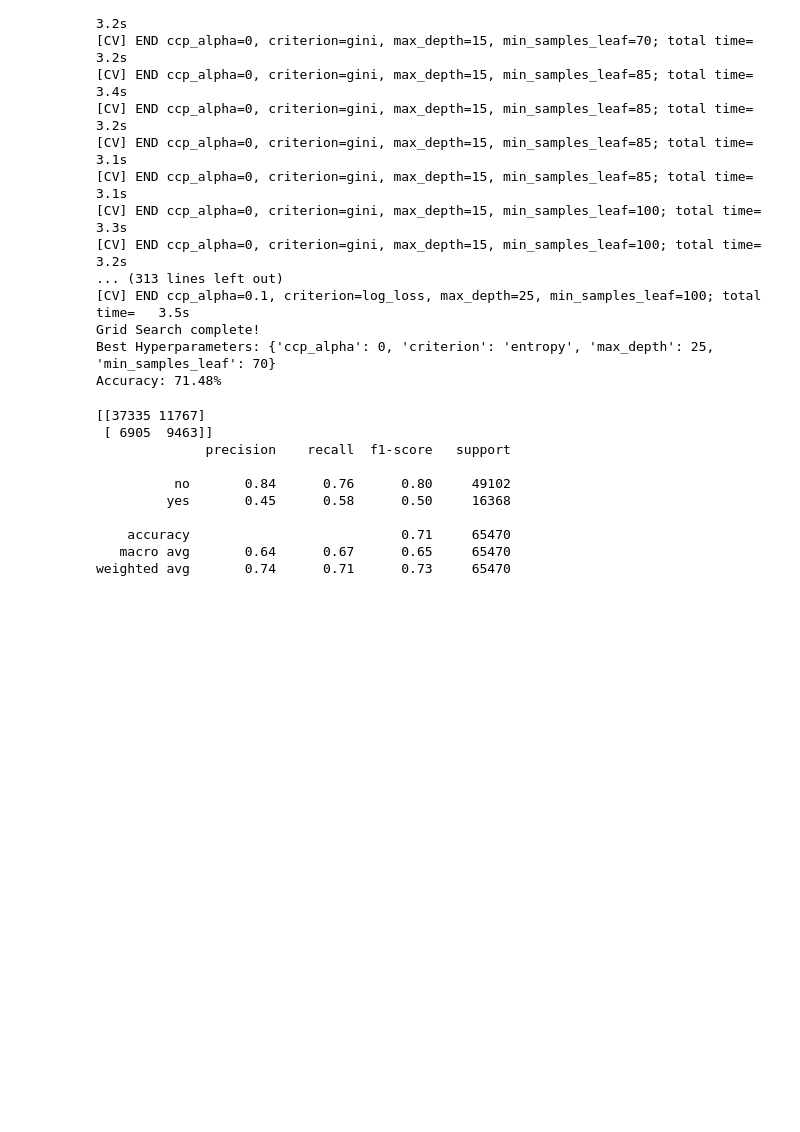
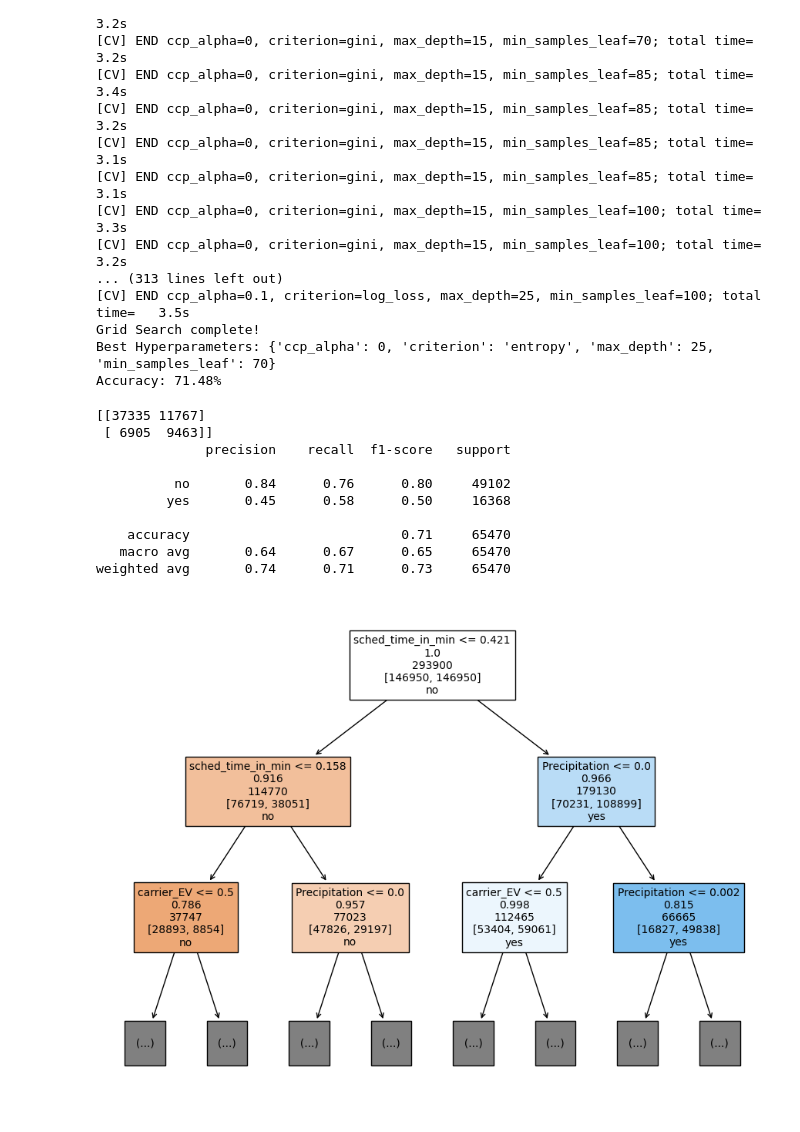
Before and after one commit to hughman98/Determining-Causes-of-Flight-Delays-CSC-522, a Jupyter notebook: code/DecisionTree.ipynb, the cells around one changed output. Drawn from its saved outputs; the diff is of its cells as text; code cells hidden in the pictures; blank space fills up the shorter version.

Commit message:
Re-added tree figure

```diff
--- a/code/DecisionTree.ipynb
+++ b/code/DecisionTree.ipynb
@@ -166,12 +166,14 @@ weighted avg       0.74      0.71      0.73     65470
 # %%
 from sklearn import tree
 
-# fig = plt.figure()
-# _ = tree.plot_tree(tuned_tree,
-#                    feature_names=X_train_encoded.columns.values,
-#                    class_names=y_train.unique(),
-#                    filled=True)
-# fig.savefig("decistion_tree.pdf")
+fig = plt.figure(figsize = (11, 8.5))
+_ = tree.plot_tree(tuned_tree,
+                   feature_names=X_train_encoded.columns.values,
+                   class_names=y_train.unique(),
+                   filled=True, max_depth=2, fontsize=10, label='none')
+fig.savefig("decistion_tree.pdf")
+# %% [output]
+[figure, added]
 # %%
 # Post Pruning
 # I just moved ccp_alpha into the initial grid search. I'm not really sure why it had it's own section?
```
Also changed, not shown: 1 other file.
